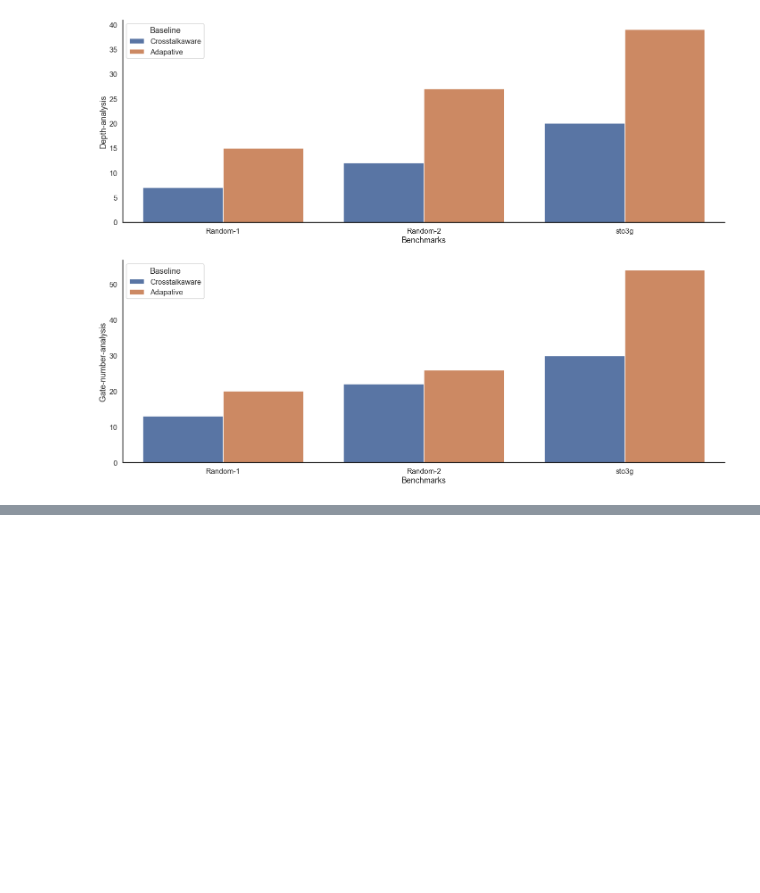
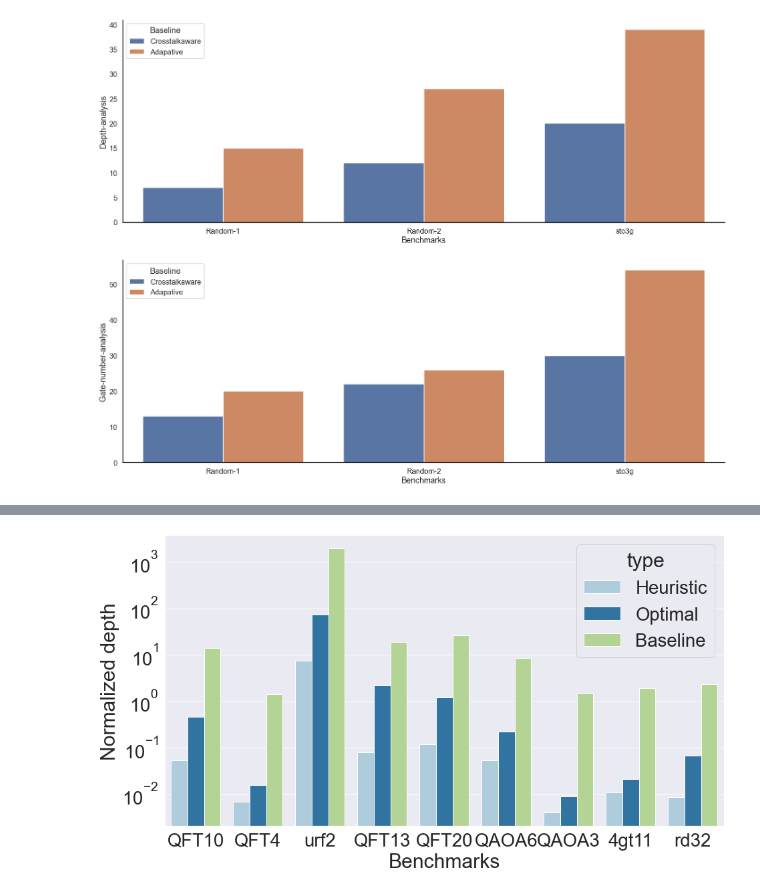
Before and after one commit to huafei1137/VQE, a Jupyter notebook: draw.ipynb, the cells around one changed output, grey strips where cells are left out. Cells and saved outputs as stored; diff of their text form; code cells hidden in the pictures; blank space fills up the shorter version.

```diff
--- a/draw.ipynb
+++ b/draw.ipynb
@@ -53,0 +132,22 @@ plt.tight_layout(h_pad=2)
+# %%
+from string import ascii_letters
+import numpy as np
+import pandas as pd
+import seaborn as sns
+import matplotlib.pyplot as plt
+import pandas as pd
+data = pd.read_csv('compilation-4.csv', encoding='utf-8')
+from matplotlib import rcParams
+c = sns.color_palette("deep")
+c2 = sns.color_palette("Paired")
+c3 = sns.color_palette("Set2")
+rcParams['figure.figsize'] = 15,8
+sns.set(font_scale = 2.5)
+g = sns.barplot(data = data, x="Benchmark", y = "Compilation_time",hue = "type",palette=c2)
+g.set_yscale("log")
+g.set_ylabel("Normalized depth")
+g.set_xlabel("Benchmarks")
+figure = g.get_figure()
+figure.savefig('bar.pdf', dpi=400)
+# %% [output]
+[figure, added]
```
Also changed, not shown: parts of 4 cells of this notebook, 12 other files.
